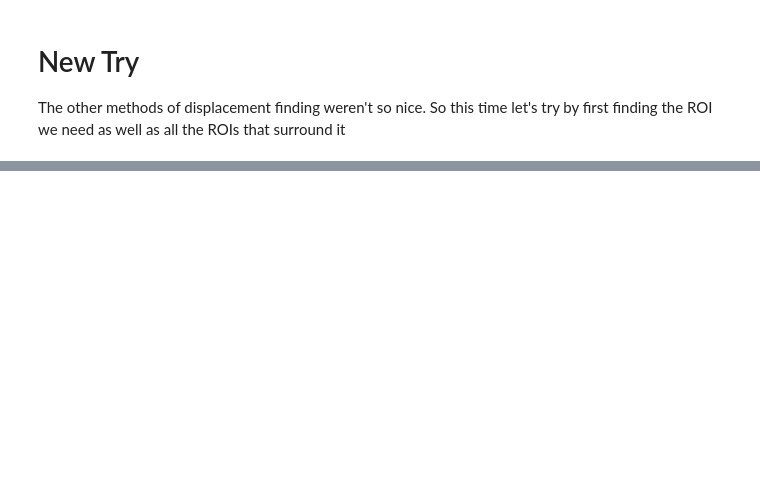
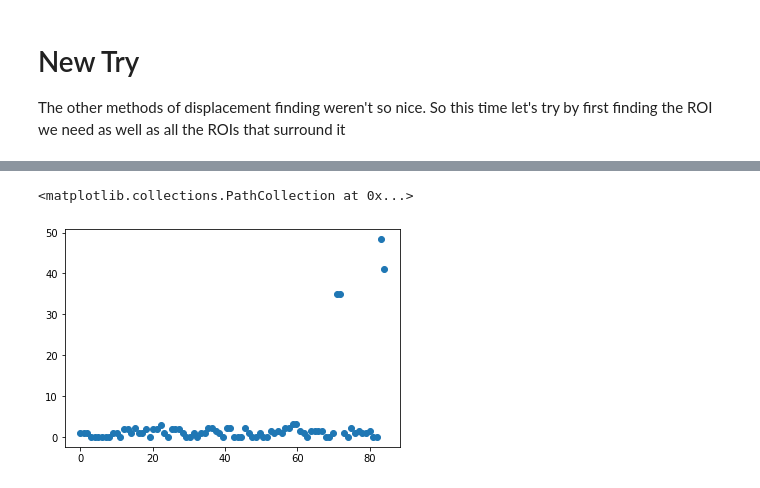
Before and after one commit to BiratalWagle/CellTension, a Jupyter notebook: Cellpose_Displacement_New.ipynb, the cells around one changed output, grey strips where cells are left out. Cells and saved outputs as stored; diff of their text form; code cells hidden in the pictures; blank space fills up the shorter version.

```diff
--- a/Cellpose_Displacement_New.ipynb
+++ b/Cellpose_Displacement_New.ipynb
@@ -154,0 +187,25 @@ for i in range(len(M)):
+# %%
+# Attempt for getting displacement
+# The problem here was that
+def dist(f, g):
+    return np.sqrt((f[0] - g[0])**2 + (f[1] - g[1])**2)
+displacementList = [[] ]* (len(vertexList) - 1)
+
+for k in range(len(vertexList) - 1):
+    displacement =[]
+    v1 = vertexList[k]
+    v2 = vertexList[k + 1]
+    for j in range(len(v1)):
+        f = v1[j]
+        g = v2[j]
+        displacement.append(dist(f, g))
+    displacementList[k] = displacement
+# %%
+Dtry = displacementList[3::]
+Dtry = np.asarray(Dtry, dtype='object')
+a = Dtry[:, 2]
+x = np.linspace(0, len(a), len(a))
+plt.scatter(x, a)
+# %% [output]
+<matplotlib.collections.PathCollection at 0x...>
+[figure, added]
```
Also changed, not shown: parts of 12 cells of this notebook, 18 other files.
